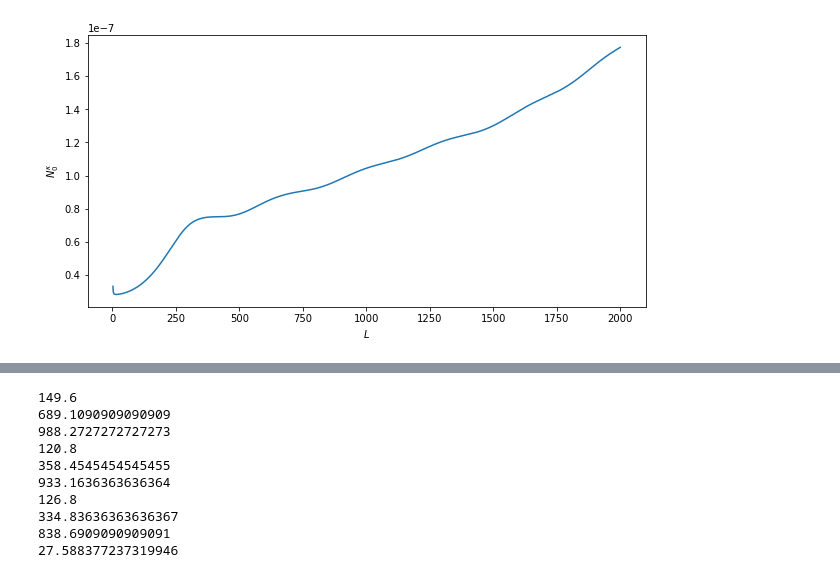
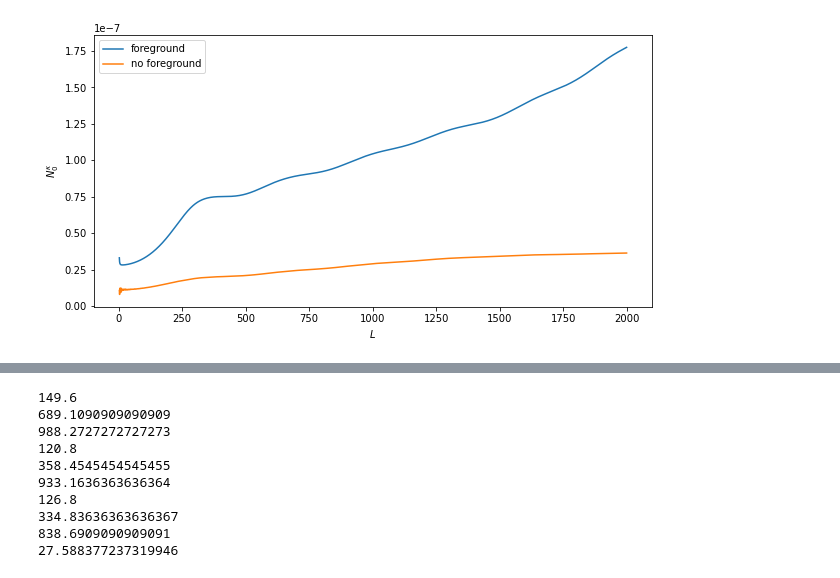
Before and after one commit to mfrobertson/omegaQE, a Jupyter notebook: kkomega/SO_cib.ipynb, the cells around one changed output, grey strips where cells are left out. Drawn from its saved outputs; the diff is of its cells as text; code cells hidden in the pictures.

```diff
--- a/kkomega/SO_cib.ipynb
+++ b/kkomega/SO_cib.ipynb
@@ -15,11 +15,21 @@ fisher = Fisher(N0_file, N0_offset=2)
 # %%
 ellmax = 2000
 N0_kappa = fisher.noise.get_N0("phi", ellmax, tidy=True)
 ells = np.arange(ellmax + 1)
 plt.figure()
-plt.plot(ells[2:], N0_kappa[2:])
+plt.plot(ells[2:], N0_kappa[2:], label="foreground")
 plt.xlabel("$L$")
 plt.ylabel("$N_0^{\kappa}$")
+
+N0_file = "cache/_N0/N0_my_SO_14_14_TQU.npy"
+fisher.reset_noise(N0_file)
+
+N0_kappa = fisher.noise.get_N0("phi", ellmax, tidy=True, ell_factors=True)
+ells = np.arange(ellmax + 1)
+plt.plot(ells[2:], N0_kappa[2:], label="no foreground")
+plt.xlabel("$L$")
+plt.ylabel("$N_0^{\kappa}$")
+plt.legend()
 plt.show()
 # %% [output]
-[figure, old version]
+[figure, new version]
```
Also changed, not shown: parts of 8 cells of this notebook, 2 other files.
